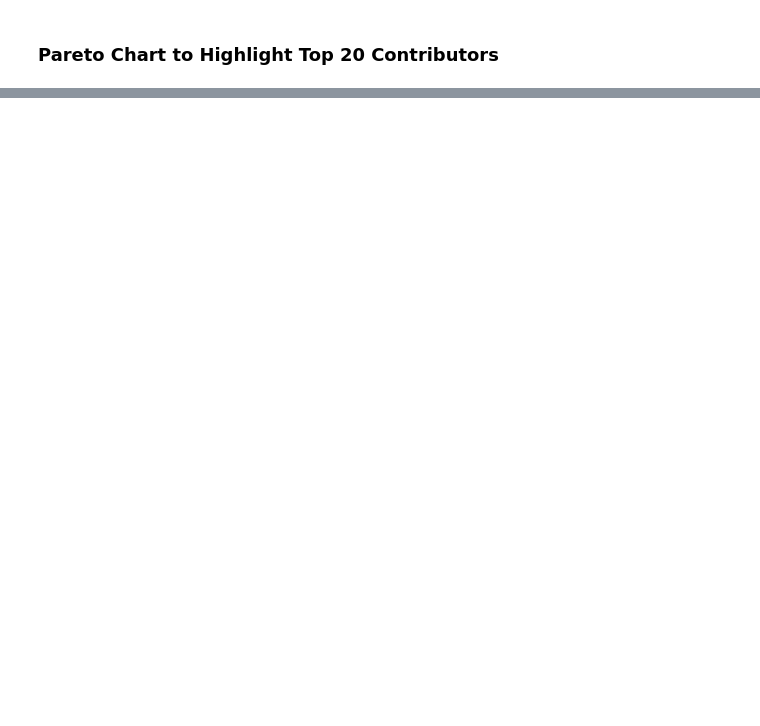
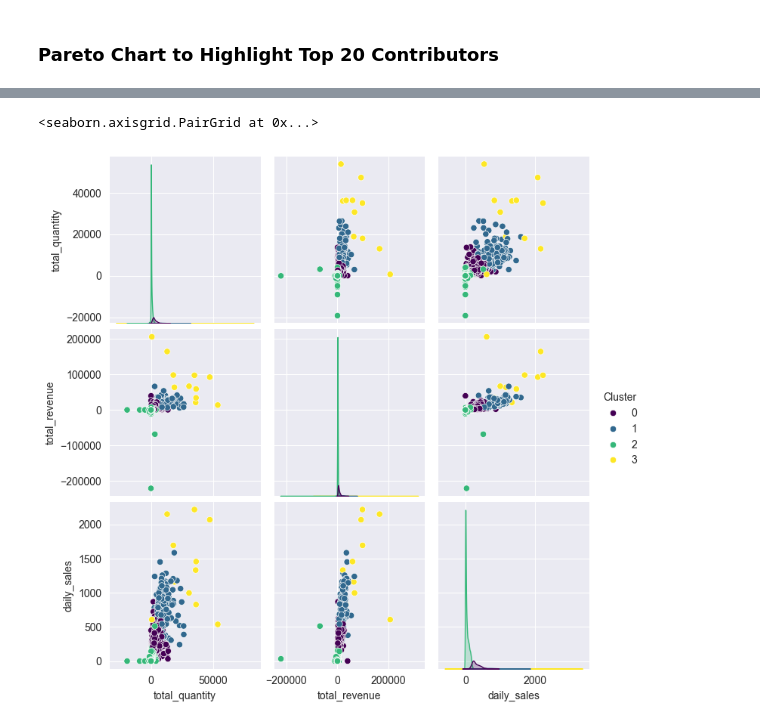
Before and after one commit to skanw/KEDGE_Python-Project_2425, a Jupyter notebook: Project/Suranjana_customerSegmentation.ipynb, the cells around one changed output, grey strips where cells are left out. Drawn from its saved outputs; the diff is of its cells as text; code cells hidden in the pictures; blank space fills up the shorter version.

```diff
--- a/Project/Suranjana_customerSegmentation.ipynb
+++ b/Project/Suranjana_customerSegmentation.ipynb
@@ -283,0 +484,15 @@ Text(0, 0.5, 'Revenue')
+# %%
+# Aggregate Sales Data by Product
+
+# Convert InvoiceDate to datetime format
+df['InvoiceDate'] = pd.to_datetime(df['InvoiceDate'])
+
+# Aggregate data by product
+product_sales = df.groupby(['StockCode', 'Description']).agg(
+    total_quantity=('Quantity', 'sum'),
+    total_revenue=('Revenue', 'sum'),
+    daily_sales=('InvoiceDate', lambda x: x.nunique())  # Count of unique days the product was sold
+).reset_index()
+
+# Display the first few rows of the aggregated data
+print(product_sales.head())
@@ -283,0 +513,13 @@ Text(0, 0.5, 'Revenue')
+# %%
+#Prepare Data for Clustering
+
+# Select features for clustering
+features = product_sales[['total_quantity', 'total_revenue', 'daily_sales']]
+
+# Standardize the data (optional but recommended for K-Means)
+from sklearn.preprocessing import StandardScaler
+scaler = StandardScaler()
+features_scaled = scaler.fit_transform(features)
+
+# Display the standardized features
+print(features_scaled[:5])
@@ -283,0 +532,8 @@ Text(0, 0.5, 'Revenue')
+# %%
+# Apply K-Means clustering
+
+kmeans = KMeans(n_clusters=4, random_state=42)  # You can adjust the number of clusters
+product_sales['Cluster'] = kmeans.fit_predict(features_scaled)
+
+# Display the first few rows with the cluster assignments
+print(product_sales.head())
@@ -283,0 +591,9 @@ Text(0, 0.5, 'Revenue')
+# %%
+import seaborn as sns
+
+# Assuming 'product_sales' has columns: total_quantity, total_revenue, and Cluster
+sns.pairplot(product_sales, hue='Cluster', palette='viridis')
+plt.show()
+# %% [output]
+<seaborn.axisgrid.PairGrid at 0x...>
+[figure, added]
```
Also changed, not shown: parts of 21 cells of this notebook.
